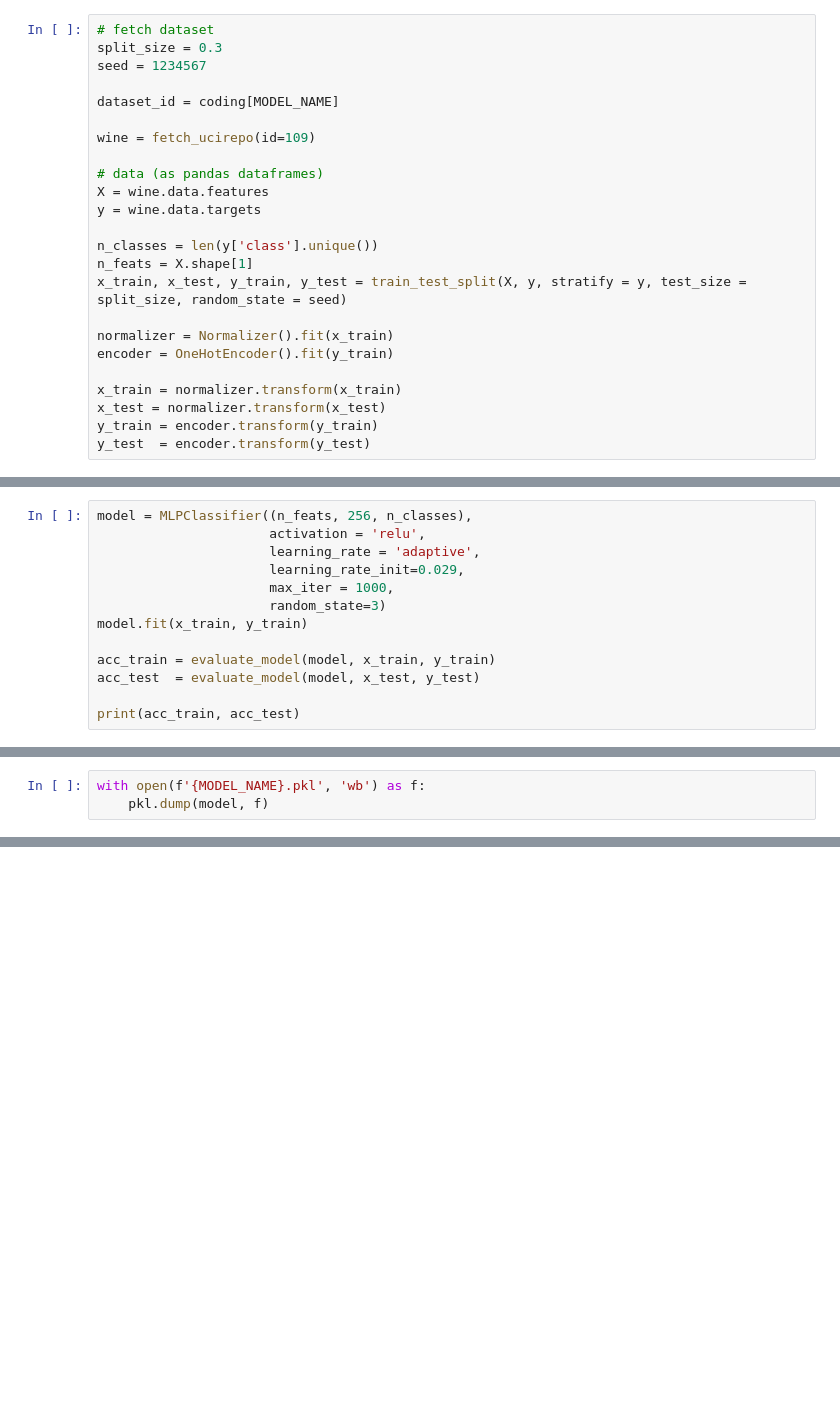
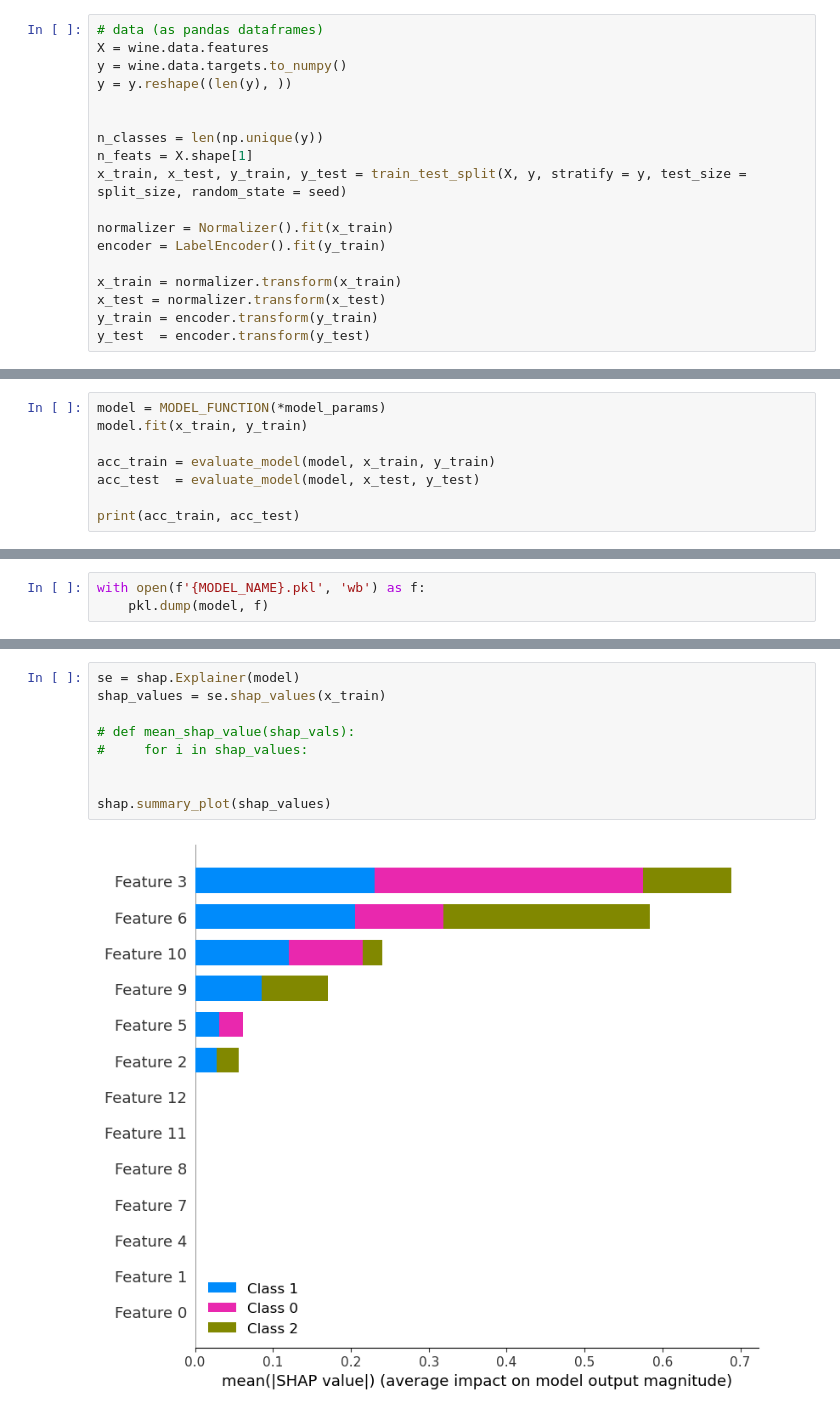
Before and after one commit to madhava20217/Local-to-Global-Explanations, a Jupyter notebook: implementation.ipynb, the cells around one changed output, grey strips where cells are left out. Cells and saved outputs as stored; diff of their text form; blank space fills up the shorter version.

```diff
--- a/implementation.ipynb
+++ b/implementation.ipynb
@@ -39,22 +66,16 @@ coding = {"Wine": 109}
 # %%
-# fetch dataset
-split_size = 0.3
-seed = 1234567
-
-dataset_id = coding[MODEL_NAME]
-
-wine = fetch_ucirepo(id=109)
-
 # data (as pandas dataframes)
 X = wine.data.features
-y = wine.data.targets
+y = wine.data.targets.to_numpy()
+y = y.reshape((len(y), ))
 
-n_classes = len(y['class'].unique())
+
+n_classes = len(np.unique(y))
 n_feats = X.shape[1]
 x_train, x_test, y_train, y_test = train_test_split(X, y, stratify = y, test_size = split_size, random_state = seed)
 
 normalizer = Normalizer().fit(x_train)
-encoder = OneHotEncoder().fit(y_train)
+encoder = LabelEncoder().fit(y_train)
 
 x_train = normalizer.transform(x_train)
 x_test = normalizer.transform(x_test)
@@ -71,10 +88,5 @@ def evaluate_model(model, x, y):
 # %%
-model = MLPClassifier((n_feats, 256, n_classes),
-                      activation = 'relu',
-                      learning_rate = 'adaptive',
-                      learning_rate_init=0.029,
-                      max_iter = 1000,
-                      random_state=3)
+model = MODEL_FUNCTION(*model_params)
 model.fit(x_train, y_train)
 
 acc_train = evaluate_model(model, x_train, y_train)
@@ -165,0 +197,11 @@ KeyError: 1
+# %%
+se = shap.Explainer(model)
+shap_values = se.shap_values(x_train)
+
+# def mean_shap_value(shap_vals):
+#     for i in shap_values:
+
+
+shap.summary_plot(shap_values)
+# %% [output]
+[figure, added]
```
Also changed, not shown: parts of 24 cells of this notebook, 2 other files.
